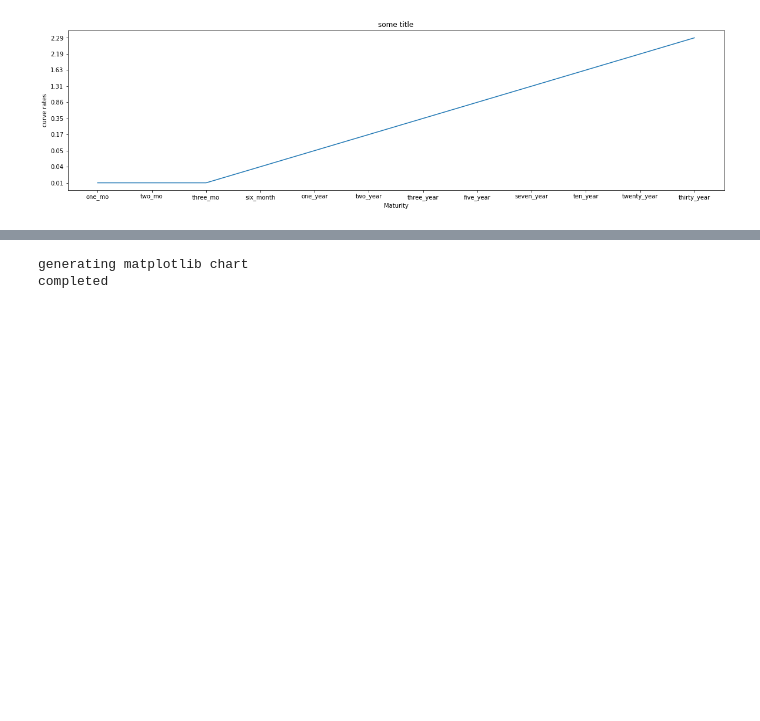
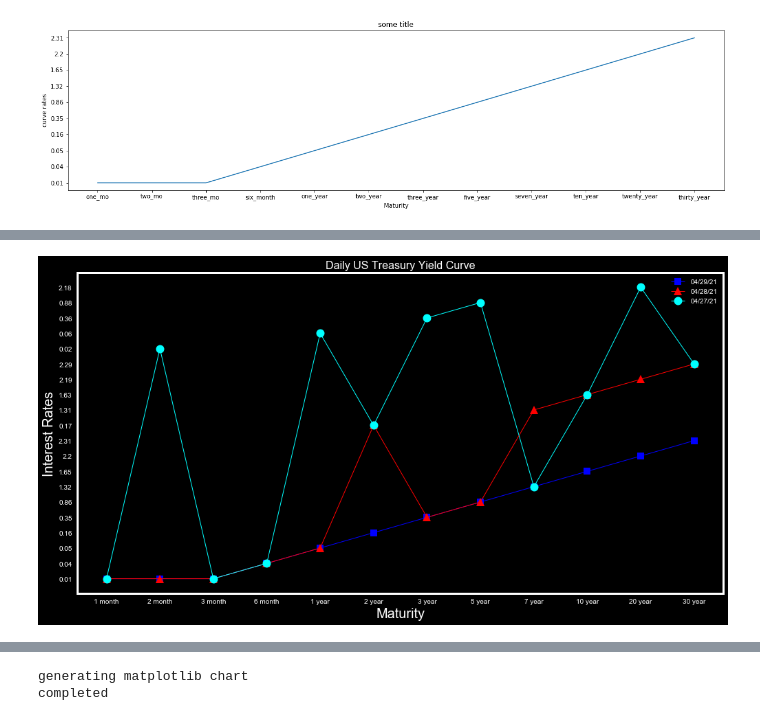
Before and after one commit to jperez29/treasury-yield-curve-rates, a Jupyter notebook: make_chart.ipynb, the cells around one changed output, grey strips where cells are left out. Cells and saved outputs as stored; diff of their text form; code cells hidden in the pictures; blank space fills up the shorter version.

```diff
--- a/make_chart.ipynb
+++ b/make_chart.ipynb
@@ -88,0 +125,21 @@ plt.show()
+# %%
+plt.style.use('dark_background')
+# %%
+plt.figure(figsize=(15,8))
+x = ['1 month', '2 month', '3 month', '6 month', '1 year', '2 year', '3 year', '5 year', '7 year', '10 year', '20 year', '30 year']
+y1 = list(df.iloc[-1][2:])
+y2 = list(df.iloc[-2][2:])
+y3 = list(df.iloc[-3][2:])
+plt.plot(x, y1,'s-',color = 'blue', label = df.iloc[-1][1], linewidth=1.0, markersize=10)
+plt.plot(x, y2, '^-', color ='red', label = df.iloc[-2][1], linewidth=1.0, markersize=12)
+plt.plot(x, y3, 'o-' , color = 'cyan', label = df.iloc[-3][1], linewidth=1.0, markersize=12)
+plt.title('Treasury Yield Curve')
+plt.xlabel('Maturity', fontsize =20)
+plt.ylabel('Interest Rates', fontsize =20)
+plt.title('Daily US Treasury Yield Curve')
+plt.legend(loc='upper right')
+plt.grid(False)
+plt.legend()
+plt.show()
+# %% [output]
+[figure, added]
```
Also changed, not shown: parts of 22 cells of this notebook, 3 other files.
